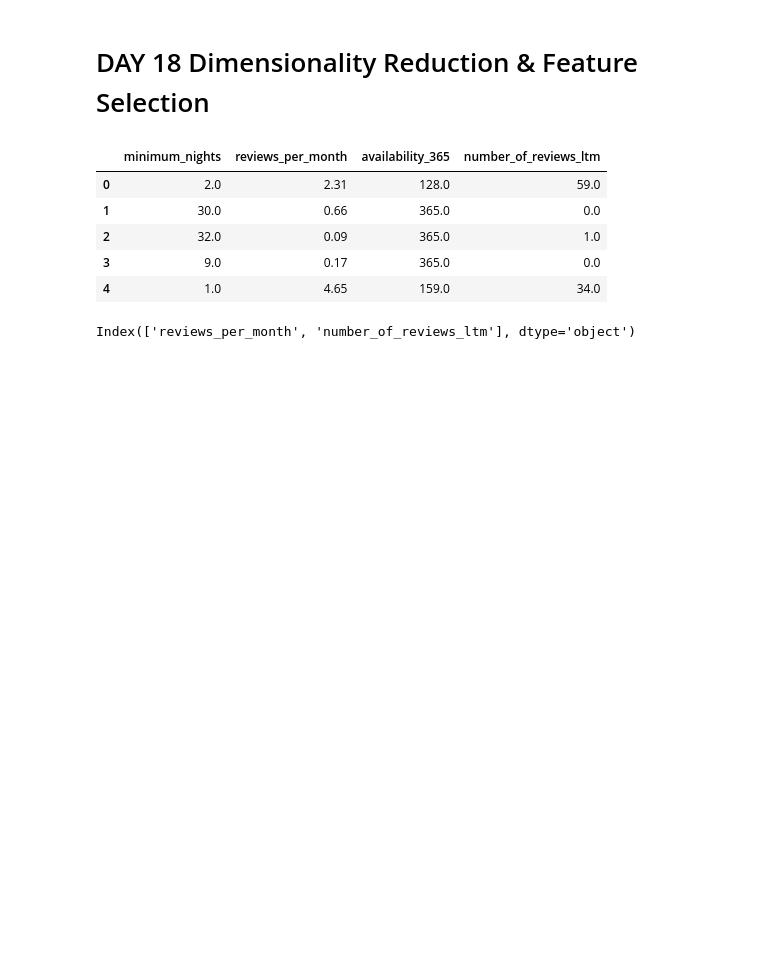
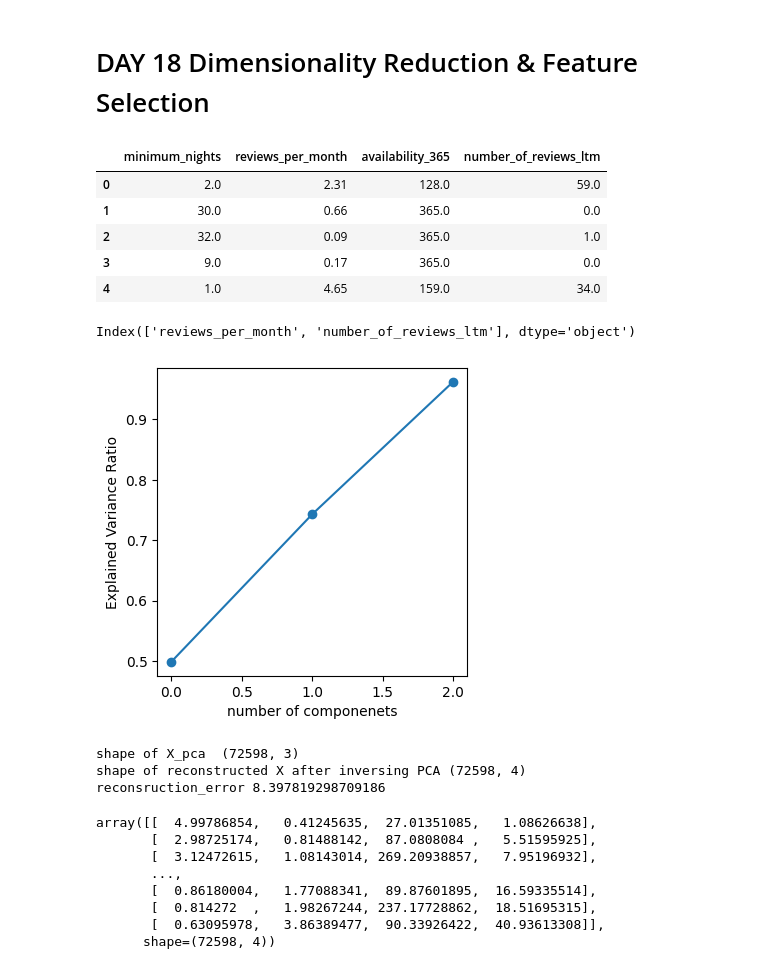
Before and after one commit to Rashmisharma0101/Python-Basics, a Jupyter notebook: Python-practice1month-24oct.ipynb, the cells around one changed output. Saved outputs shown, nothing was run; the diff lists cells and outputs as text; code cells hidden in the pictures; blank space fills up the shorter version.

```diff
--- a/Python-practice1month-24oct.ipynb
+++ b/Python-practice1month-24oct.ipynb
@@ -2084,2 +2098,55 @@ Index(['reviews_per_month', 'number_of_reviews_ltm'], dtype='object')
 # %%
-# Perform PCA using sklearn.decomposition.PCA, visualize explained variance ratio, and reconstruct reduced features.
+# Perform PCA using sklearn.decomposition.PCA, visualize explained variance ratio, and
+# reconstruct reduced features.
+
+import numpy as np
+import pandas as pd
+from sklearn.preprocessing import StandardScaler
+from sklearn.decomposition import PCA
+import matplotlib.pyplot as plt
+
+df = pd.read_csv(r'C:\Users\rasha\OneDrive\Desktop\Job 2026\ML PROJECTS\AirBNB Price prediction\AB_US_2023.csv')
+
+num = ['minimum_nights', 'price', 'reviews_per_month', 'availability_365', 'number_of_reviews_ltm']
+
+df = df.dropna()
+df_new = df[num]
+
+X = df_new.drop('price', axis = 1)
+
+scaler = StandardScaler()
+X_scaled = scaler.fit_transform(X)
+
+pca  = PCA(n_components=3)
+X_pca = pca.fit_transform(X_scaled)
+
+# Visualize the Explained Variance Ratio
+
+plt.figure(figsize = (4,4))
+plt.plot(np.cumsum(pca.explained_variance_ratio_), marker = 'o')
+plt.xlabel('number of componenets')
+plt.ylabel('Explained Variance Ratio')
+plt.show()
+
+print('shape of X_pca ', X_pca.shape)
+X_reconstructed = pca.inverse_transform(X_pca)
+X_reconstructed = scaler.inverse_transform(X_reconstructed)
+
+print('shape of reconstructed X after inversing PCA', X_reconstructed.shape)
+
+reconsruction_error = np.mean((X.values - X_reconstructed) ** 2)
+print('reconsruction_error', reconsruction_error)
+X_reconstructed
+# %% [output]
+[figure, added]
+shape of X_pca  (72598, 3)
+shape of reconstructed X after inversing PCA (72598, 4)
+reconsruction_error 8.397819298709186
+array([[  4.99786854,   0.41245635,  27.01351085,   1.08626638],
+       [  2.98725174,   0.81488142,  87.0808084 ,   5.51595925],
+       [  3.12472615,   1.08143014, 269.20938857,   7.95196932],
+       ...,
+       [  0.86180004,   1.77088341,  89.87601895,  16.59335514],
+       [  0.814272  ,   1.98267244, 237.17728862,  18.51695315],
+       [  0.63095978,   3.86389477,  90.33926422,  40.93613308]],
+      shape=(72598, 4))
```
Also changed, not shown: parts of 3 cells of this notebook.
